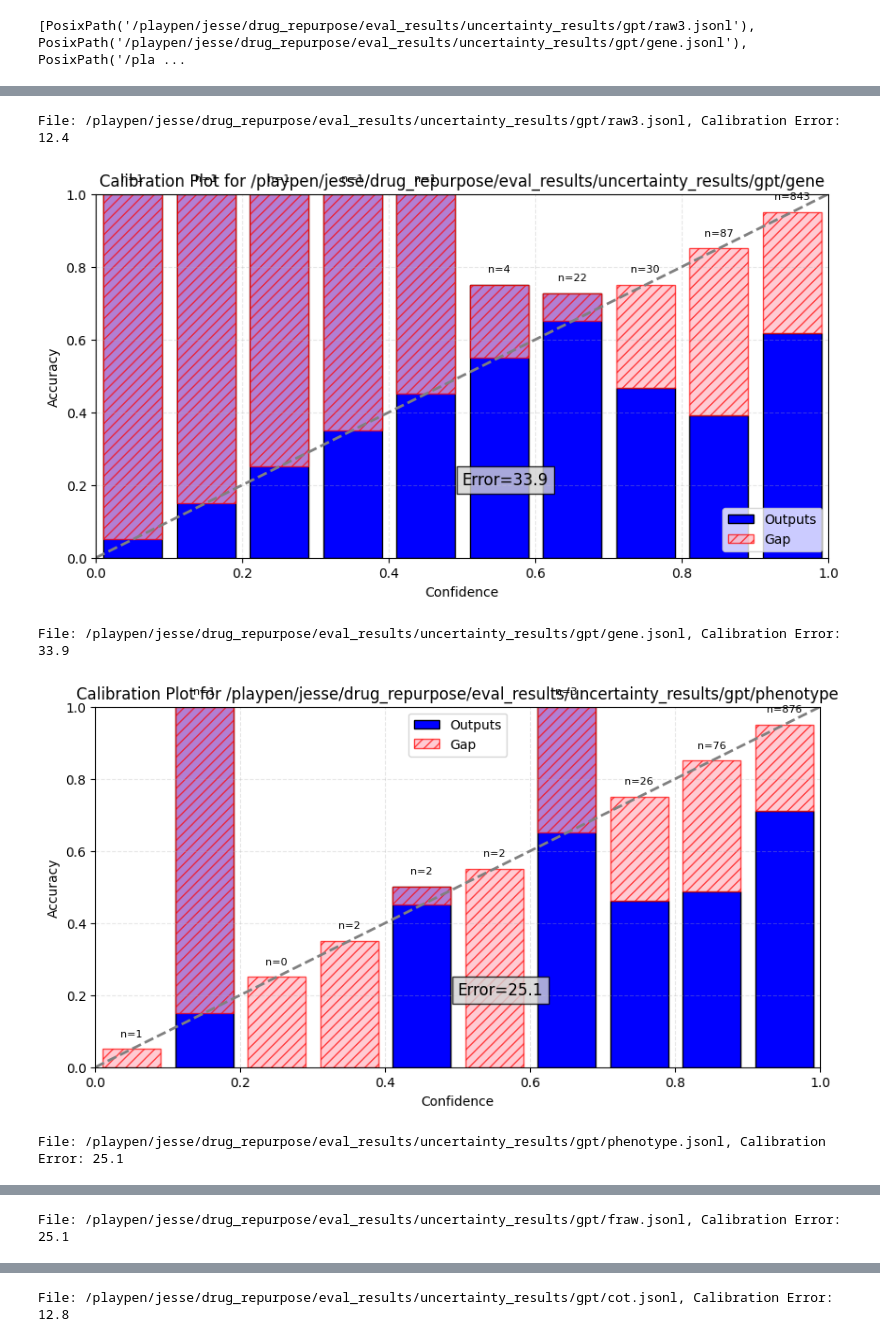
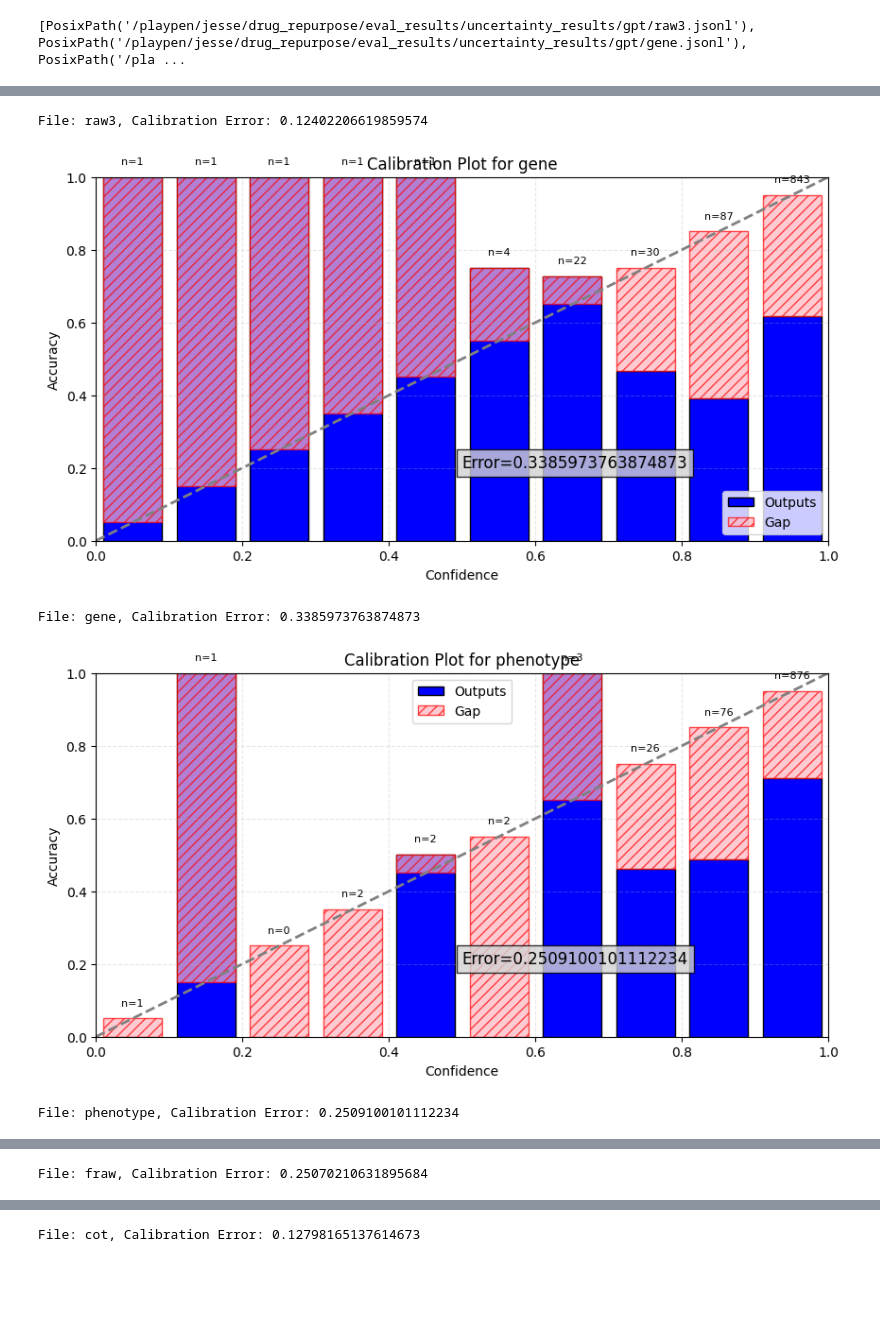
Before and after one commit to jesseliu0913/drug_repurpose, a Jupyter notebook: eval_results/call_api.ipynb, the cells around one changed output, grey strips where cells are left out. Cells and saved outputs as stored; diff of their text form; code cells hidden in the pictures; blank space fills up the shorter version.

```diff
--- a/eval_results/call_api.ipynb
+++ b/eval_results/call_api.ipynb
@@ -76,7 +76,7 @@ def create_calibration_plot(uncertainty_scores, accuracies, model_name):
 
     perfect_calibration = bin_centers
     error = np.sum(np.abs(bin_accuracies - perfect_calibration) * bin_counts) / np.sum(bin_counts)
-    error = round(error * 100, 1)
+    error = error
 
     fig, ax = plt.subplots(figsize=(10, 5))
 
@@ -113,8 +113,8 @@ def create_calibration_plot(uncertainty_scores, accuracies, model_name):
 import jsonlines
 
 
-for filename in all_files:
-    file_path = os.path.join(folder_path, filename)
+for file in all_files:
+    file_path = os.path.join(folder_path, file)
     f_data = []
     file_uncertainties = []
     file_accuracies = []
@@ -143,8 +143,8 @@ for filename in all_files:
         file_uncertainties.append(response_prob)
         file_accuracies.append(acc_score)
 
-
-    file_model_name = f"{os.path.splitext(filename)[0]}"
+    filname = str(file).split("/")[-1]
+    file_model_name = filname.split(".")[0]
     file_error = create_calibration_plot(file_uncertainties, file_accuracies, file_model_name)
-    print(f"File: {filename}, Calibration Error: {file_error}")
+    print(f"File: {file_model_name}, Calibration Error: {file_error}")
 # %% [output]
@@ -152,5 +152,5 @@ for filename in all_files:
-File: /playpen/jesse/drug_repurpose/eval_results/uncertainty_results/gpt/raw3.jsonl, Calibration Error: 12.4
+File: raw3, Calibration Error: 0.12402206619859574
-[figure, old version]
+[figure, new version]
-File: /playpen/jesse/drug_repurpose/eval_results/uncertainty_results/gpt/gene.jsonl, Calibration Error: 33.9
+File: gene, Calibration Error: 0.3385973763874873
-[figure, old version]
+[figure, new version]
-File: /playpen/jesse/drug_repurpose/eval_results/uncertainty_results/gpt/phenotype.jsonl, Calibration Error: 25.1
+File: phenotype, Calibration Error: 0.2509100101112234
@@ -158 +158 @@ File: /playpen/jesse/drug_repurpose/eval_results/uncertainty_results/gpt/phenoty
-File: /playpen/jesse/drug_repurpose/eval_results/uncertainty_results/gpt/fraw.jsonl, Calibration Error: 25.1
+File: fraw, Calibration Error: 0.25070210631895684
@@ -160 +160 @@ File: /playpen/jesse/drug_repurpose/eval_results/uncertainty_results/gpt/fraw.js
-File: /playpen/jesse/drug_repurpose/eval_results/uncertainty_results/gpt/cot.jsonl, Calibration Error: 12.8
+File: cot, Calibration Error: 0.12798165137614673
```
Also changed, not shown: parts of 2 cells of this notebook.
